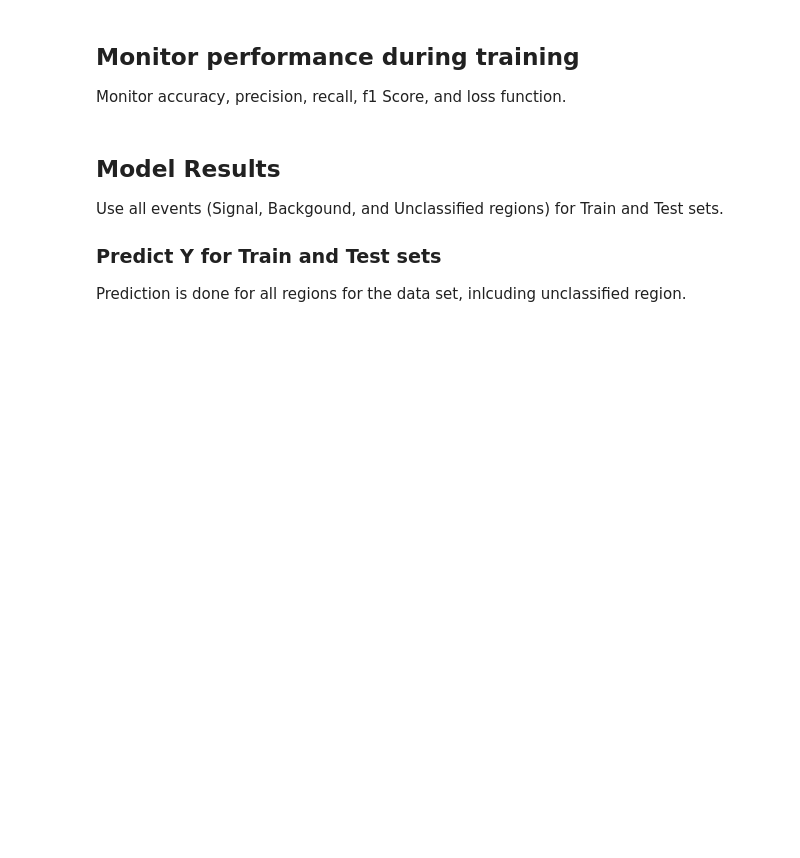
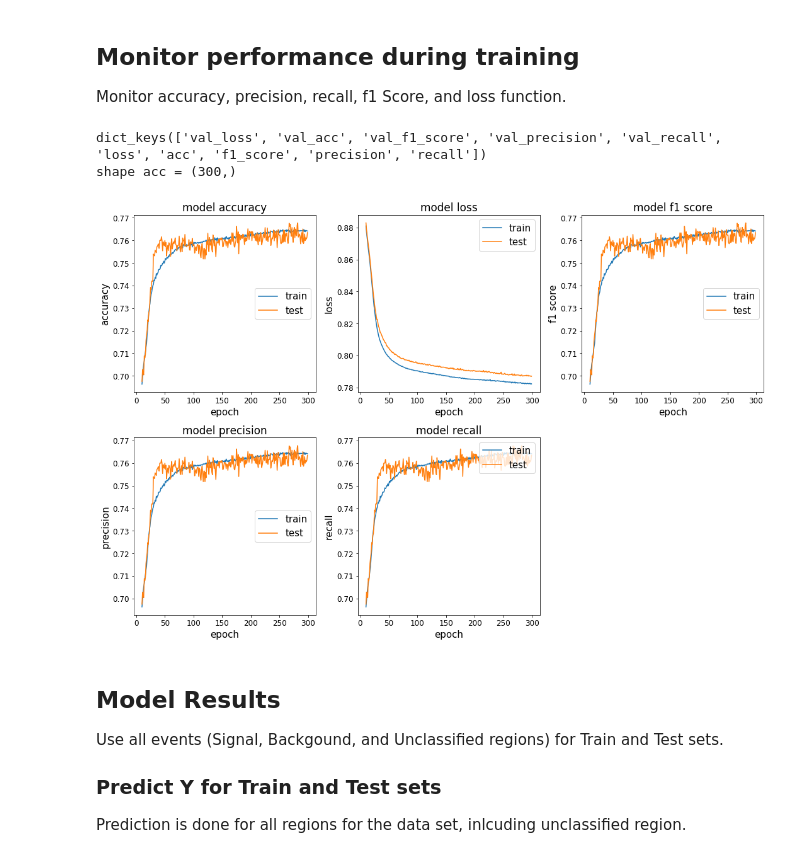
Before and after one commit to kropiv/MLforNI, a Jupyter notebook: NI_ML.ipynb, the cells around one changed output. Saved outputs shown, nothing was run; the diff lists cells and outputs as text; code cells hidden in the pictures; blank space fills up the shorter version.

```diff
--- a/NI_ML.ipynb
+++ b/NI_ML.ipynb
@@ -1492,13 +1689,18 @@ if numSig == 4:
 #     class_weight = {0: 3.9, 1: 10., 2: 14., 3: 2.,                  4: 1.} # for ...Epoch1000_L2L3 NN 3 layers
 #     class_weight = {0: 2., 1: 7., 2: 10., 3: 2.,                  4: 1.} # for ...low pile up
 
+if numSig == 1:
+    #               BP,L2-L4, OS, Rails, Tube     BKG
+     class_weight = {0: 3.,                    1: 1.}
+#     class_weight = {0: 3.4,                    1: 1.} # if remove S6 (OS, Rails, Tube)
+
 #train and keep history about model:
-# history = model.fit(X_Train_NN, Y_Train_NN_hot, epochs = 1000,
-#                     validation_data=(Xnorm_Test_val, Y_Test_val_hot,
-#                                      generate_sample_weights(Y_Test_val_hot, class_weight)),
-#                     batch_size = 8192, shuffle=True, class_weight=class_weight)
+history = model.fit(X_Train_NN_PCA, Y_Train_NN_hot, epochs = 300,
+                    validation_data=(Xnorm_Test_val_PCA, Y_Test_val_hot,
+                                     generate_sample_weights(Y_Test_val_hot, class_weight)),
+                    batch_size = 8192, shuffle=True, class_weight=class_weight)
 
 # no weights for customized models:
 # usually you need 300-500 epochs to train model well, but we set it to 50 for fast results
-history = model.fit(X_Train_NN, Y_Train_NN_hot, epochs = 50, validation_data=(Xnorm_Test_val, Y_Test_val_hot),
-                    batch_size = batchSize, shuffle=True)
+# history = model.fit(X_Train_NN_PCA, Y_Train_NN_hot, epochs = 100, validation_data=(Xnorm_Test_val_PCA, Y_Test_val_hot),
+#                     batch_size = batchSize, shuffle=True)
@@ -1512,8 +1732,14 @@ SaveMode = False
 LoadMode = True
 
 # lr = 0.1, too large, not train model, even 0.02 is bad too
-# two default models
-ModelName = 'model_Sig1_noIS_noL1_Bkg1_2HLmod_f1loss_batchSize8192_adamLr0p005_Epoch500'
+# default model
+ModelName = 'model_Sig1_noIS_noL1_Bkg1_2HLmod_CrossEntropy_f1loss_batchSize8192_adamLr0p005_PCA23' # 300 Ephoch
+
+# ModelName = 'model_Sig1_noIS_noL1_Bkg1_2HLmod_CrossEntropy_f1loss_batchSize8192_adamLr0p005_PCA23_Epoch300'
+# ModelName = 'model_Sig1_noIS_noL1_noS6_Bkg1_2HLmod_CrossEntropy_f1loss_batchSize8192_adamLr0p005_PCA23'
+
+# two models from Tracker Workshop 05 May 2020
+# ModelName = 'model_Sig1_noIS_noL1_Bkg1_2HLmod_f1loss_batchSize8192_adamLr0p005_Epoch500'
 # ModelName = 'model_Sig1_noIS_noL1_Bkg1_2HLmod_f1lossCorrR_batchSize8192_adamLr0p005_Epoch500'
 
 
@@ -1541,18 +1767,6 @@ if SaveMode:
 # del history
 
 FileLoadName = 'TrainedModels/' + ModelName
-# very good 50 %
-#FileLoadName = '/eos/user/k/kropiv/root-files/NI/model_Sig4_BKG1_Epoch1000_L2L3_lambda_0p1_tune'
-# very good 50% bkg is regected between L1-L2
-#FileLoadName = '/eos/user/k/kropiv/root-files/NI/model_Sig4_BKG1_Epoch1000_L2L3_lambda_0p1_pileup_15'
-#FileLoadName = '/eos/user/k/kropiv/root-files/NI/model_Sig4_BKG1_Epoch1000_L2L3_lambda_0p1'
-#bad model: all as signal
-#FileLoadName = '/eos/user/k/kropiv/root-files/NI/model_Sig4_BKG1_Epoch1000_L2L3_lambda_10p0'
-#ok model
-#FileLoadName = '/eos/user/k/kropiv/root-files/NI/model_Sig4_BKG1_Epoch1000_L2L3_lambda_1p0'
-#reg_lambda = 0.5: ok model
-#FileLoadName = '/eos/user/k/kropiv/root-files/NI/model_Sig4_BKG1_Epoch1000'
-#FileLoadName = '/eos/user/k/kropiv/root-files/NI/model_Sig4_BKG1_Epoch1000_L2L3'
 
 # returns a compiled and trained model
 # if loss == f1_loss
@@ -1598,7 +1812,7 @@ par_val_precision = np.array(history_X['val_precision'])
 par_recall = np.array(history_X['recall'])
 par_val_recall = np.array(history_X['val_recall'])
 
-nEpoch_min = 20
+nEpoch_min = 10
 nEpoch_max = par_acc.shape[0]
 xc         = range(nEpoch_min,nEpoch_max)
 
@@ -1626,33 +1840,37 @@ a_loss.plot(xc,par_val_loss[nEpoch_min:nEpoch_max])
 a_loss.set_title('model loss')
 a_loss.set_ylabel('loss')
 a_loss.set_xlabel('epoch')
 a_loss.legend(['train', 'test'], loc='upper right')
 
 a_f1.plot(xc,par_f1_score[nEpoch_min:nEpoch_max])
 a_f1.plot(xc,par_val_f1_score[nEpoch_min:nEpoch_max])
 a_f1.set_title('model f1 score')
 a_f1.set_ylabel('f1 score')
 a_f1.set_xlabel('epoch')
 a_f1.legend(['train', 'test'], loc='center right')
 
 a_prec.plot(xc,par_precision[nEpoch_min:nEpoch_max])
 a_prec.plot(xc,par_val_precision[nEpoch_min:nEpoch_max])
 a_prec.set_title('model precision')
 a_prec.set_ylabel('precision')
 a_prec.set_xlabel('epoch')
 a_prec.legend(['train', 'test'], loc='center right')
 
 a_recall.plot(xc,par_recall[nEpoch_min:nEpoch_max])
 a_recall.plot(xc,par_val_recall[nEpoch_min:nEpoch_max])
 a_recall.set_title('model recall')
 a_recall.set_ylabel('recall')
 a_recall.set_xlabel('epoch')
 a_recall.legend(['train', 'test'], loc='upper right')
 
 fig.tight_layout()
 #fig.tight_layout(pad=1.0)
 plt.savefig('Results/' + ModelName + '_history.pdf')
 plt.show()
+# %% [output]
+dict_keys(['val_loss', 'val_acc', 'val_f1_score', 'val_precision', 'val_recall', 'loss', 'acc', 'f1_score', 'precision', 'recall'])
+shape acc = (300,)
+[figure, added]
 # %% [markdown]
 ## Model Results <a class="anchor" id="ModelResults"></a>
 Use all events (Signal, Backgound, and Unclassified regions) for Train and Test sets.
```
Also changed, not shown: parts of 19 cells of this notebook.
